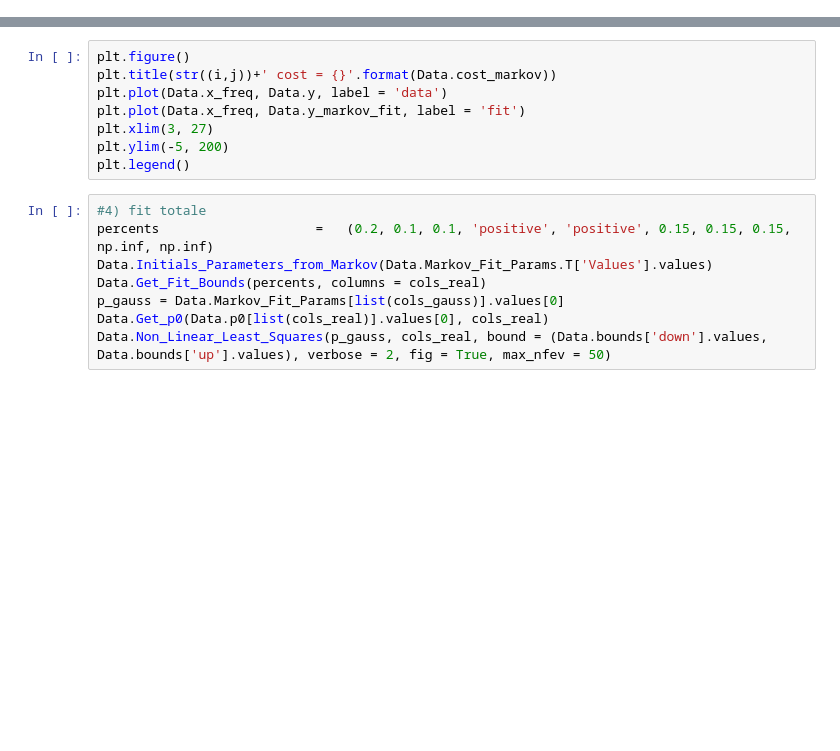
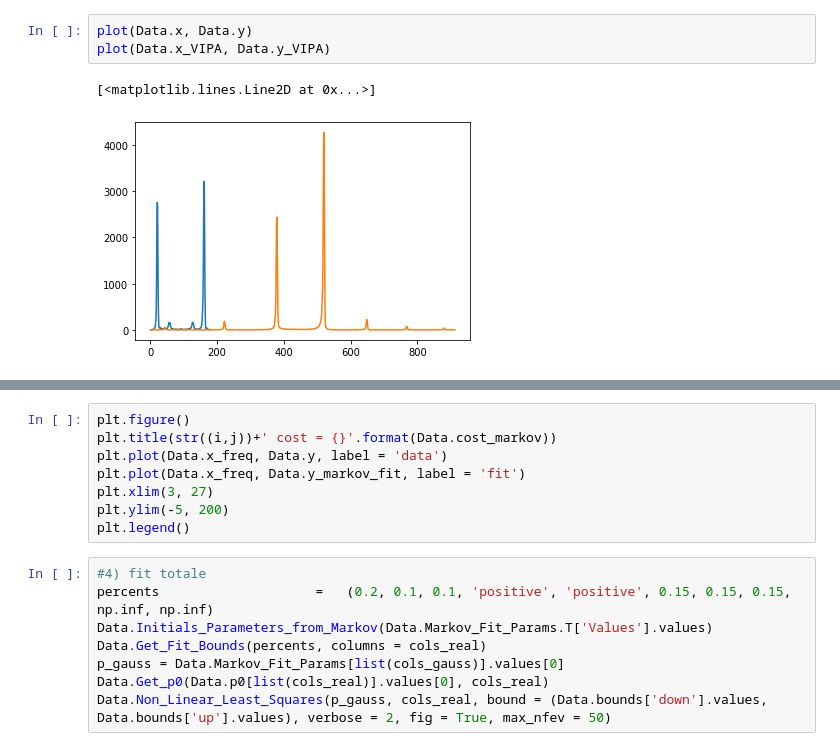
Before and after one commit to flautodipan/Python_Libraries, a Jupyter notebook: Experimentum_single.ipynb, the cells around one changed output, grey strips where cells are left out. Saved outputs shown, nothing was run; the diff lists cells and outputs as text; blank space fills up the shorter version.

```diff
--- a/Experimentum_single.ipynb
+++ b/Experimentum_single.ipynb
@@ -66,3 +76,9 @@ Text(0.5, 1.0, '(24, 4)')
+# %%
+plot(Data.x, Data.y)
+plot(Data.x_VIPA, Data.y_VIPA)
+# %% [output]
+[<matplotlib.lines.Line2D at 0x...>]
+[figure, added]
 # %%
 #1) Classificazione e visualizzazione spettro
 check = Data.Check_Spectrum_Saturation(saturation_height = sat_height, saturation_width = sat_width)
```
Also changed, not shown: parts of 15 cells of this notebook, 3 other files.
